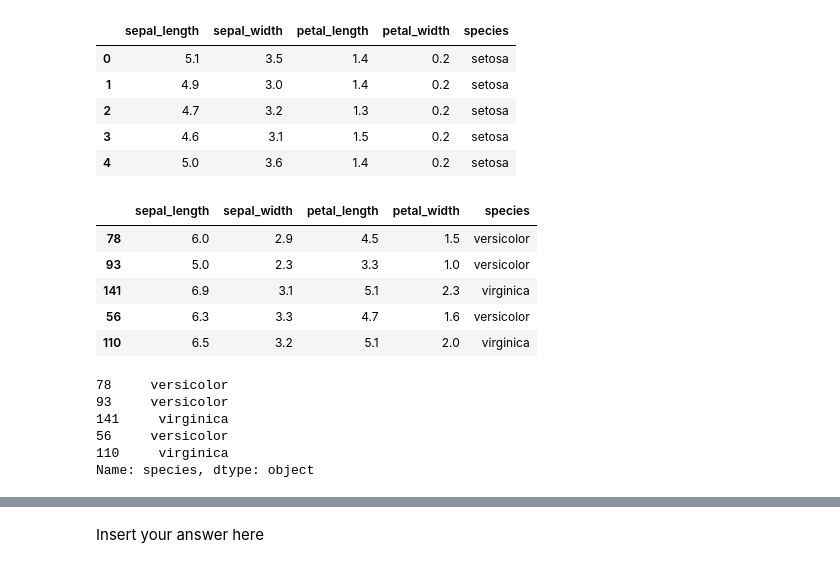
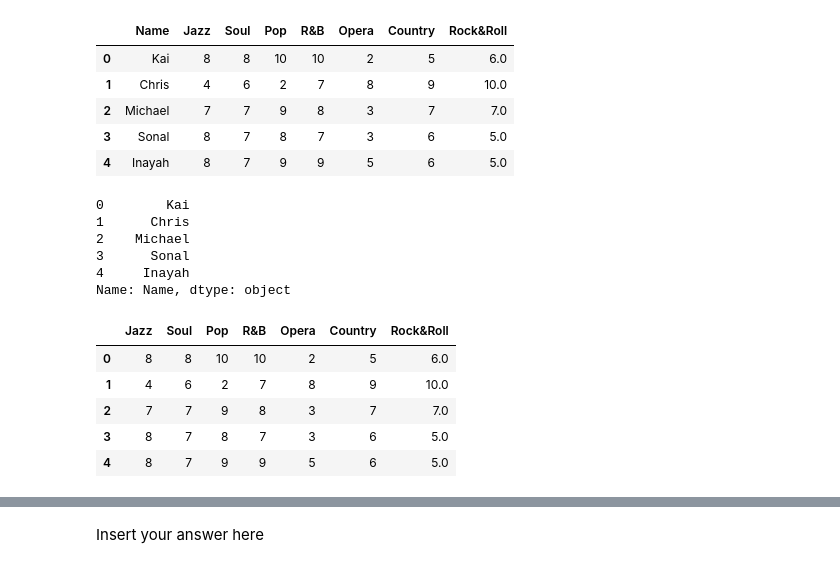
Before and after one commit to anhnguyendepocen/si370, a Jupyter notebook: 370_11_Clustering.ipynb, the cells around one changed output, grey strips where cells are left out. Drawn from its saved outputs; the diff is of its cells as text; code cells hidden in the pictures.

```diff
--- a/370_11_Clustering.ipynb
+++ b/370_11_Clustering.ipynb
@@ -62,9 +68,11 @@ iris = sns.load_dataset("iris")
+# %%
+music = pd.read_csv('data/music_w18.csv')
 # %%
-iris.head()
+music.head()
 # %% [output]
-|  | sepal_length | sepal_width | petal_length | petal_width | species |
-| 0 | 5.1 | 3.5 | 1.4 | 0.2 | setosa |
-| 1 | 4.9 | 3.0 | 1.4 | 0.2 | setosa |
-| 2 | 4.7 | 3.2 | 1.3 | 0.2 | setosa |
-| 3 | 4.6 | 3.1 | 1.5 | 0.2 | setosa |
-| 4 | 5.0 | 3.6 | 1.4 | 0.2 | setosa |
+|  | Name | Jazz | Soul | Pop | R&B | Opera | Country | Rock&Roll |
+| 0 | Kai | 8 | 8 | 10 | 10 | 2 | 5 | 6.0 |
+| 1 | Chris | 4 | 6 | 2 | 7 | 8 | 9 | 10.0 |
+| 2 | Michael | 7 | 7 | 9 | 8 | 3 | 7 | 7.0 |
+| 3 | Sonal | 8 | 7 | 8 | 7 | 3 | 6 | 5.0 |
+| 4 | Inayah | 8 | 7 | 9 | 9 | 5 | 6 | 5.0 |
@@ -75,18 +83,18 @@ iris_nospecies = iris_sample.drop('species',axis=1)
 # %%
-iris_sample.head()
+music_names.head()
 # %% [output]
-|  | sepal_length | sepal_width | petal_length | petal_width | species |
-| 78 | 6.0 | 2.9 | 4.5 | 1.5 | versicolor |
-| 93 | 5.0 | 2.3 | 3.3 | 1.0 | versicolor |
-| 141 | 6.9 | 3.1 | 5.1 | 2.3 | virginica |
-| 56 | 6.3 | 3.3 | 4.7 | 1.6 | versicolor |
-| 110 | 6.5 | 3.2 | 5.1 | 2.0 | virginica |
+0        Kai
+1      Chris
+2    Michael
+3      Sonal
+4     Inayah
+Name: Name, dtype: object
 # %%
-iris_species.head()
+music_nonames.head()
 # %% [output]
-78     versicolor
-93     versicolor
-141     virginica
-56     versicolor
-110     virginica
-Name: species, dtype: object
+|  | Jazz | Soul | Pop | R&B | Opera | Country | Rock&Roll |
+| 0 | 8 | 8 | 10 | 10 | 2 | 5 | 6.0 |
+| 1 | 4 | 6 | 2 | 7 | 8 | 9 | 10.0 |
+| 2 | 7 | 7 | 9 | 8 | 3 | 7 | 7.0 |
+| 3 | 8 | 7 | 8 | 7 | 3 | 6 | 5.0 |
+| 4 | 8 | 7 | 9 | 9 | 5 | 6 | 5.0 |
```
Also changed, not shown: parts of 36 cells of this notebook, 1 other file.
